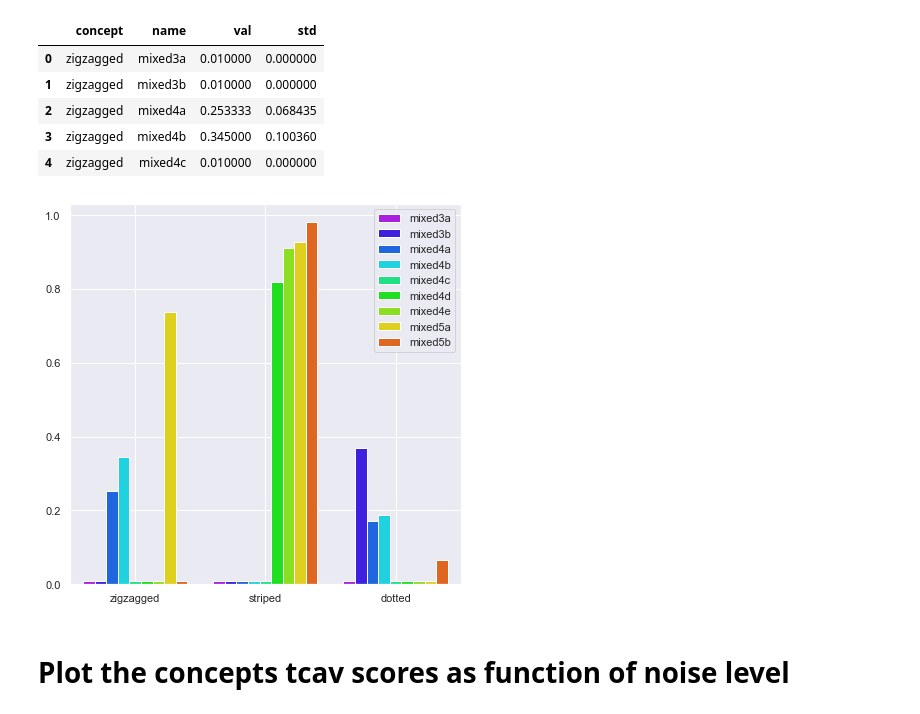
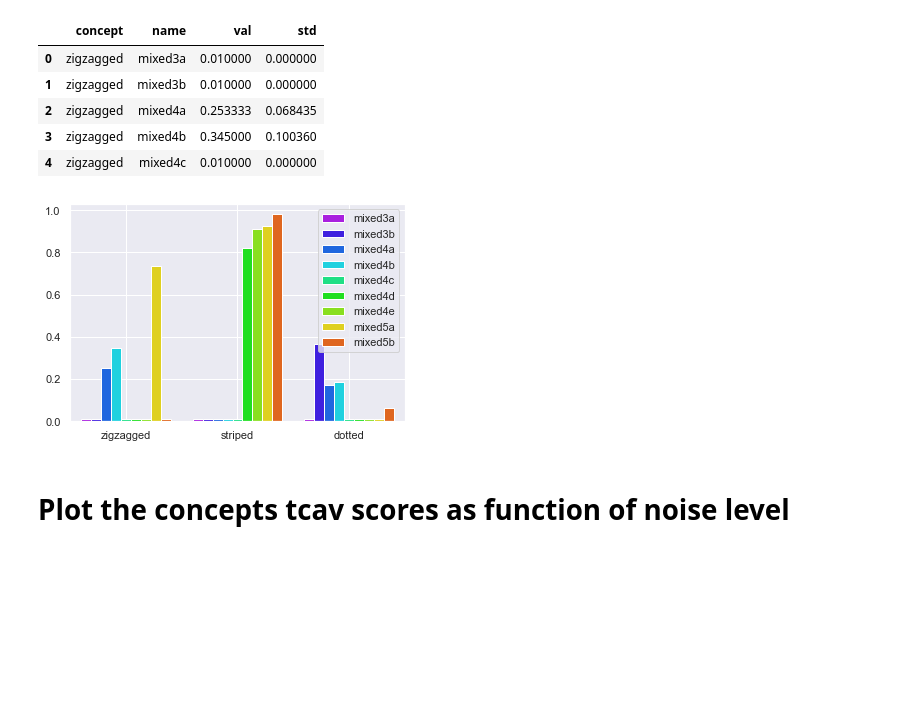
Before and after one commit to SebastianBitsch/project-tcav, a Jupyter notebook: plot_resuts.ipynb, the cells around one changed output. Saved outputs shown, nothing was run; the diff lists cells and outputs as text; code cells hidden in the pictures; blank space fills up the shorter version.

```diff
--- a/plot_resuts.ipynb
+++ b/plot_resuts.ipynb
@@ -240,27 +240,26 @@ sns_df.head()
 # %%
 
 sns.set_theme()
-sns.set(rc={'figure.figsize':(7,7)})
 sns.set_palette("gist_rainbow_r", n_colors=9)
 sns.axes_style("darkgrid")
 
 ax = sns.barplot(
     data=sns_df,
     x='concept',
     hue='name',
     y="val",
 )
 ax.set(xlabel=None)
 ax.set(ylabel=None)
 ax.yaxis.grid(True)
 ax.xaxis.grid(True)
 # Remove from legend
 handles, labels = ax.get_legend_handles_labels()
 ax.legend_.set_title(None)
 
 plt.savefig("results/plots/no_noise_results.svg")
 # %% [output]
-[figure, old version]
+[figure, new version]
 # %% [markdown]
 # Plot the concepts tcav scores as function of noise level
 # %%
```
Also changed, not shown: parts of 1 cell of this notebook, 9 other files.
